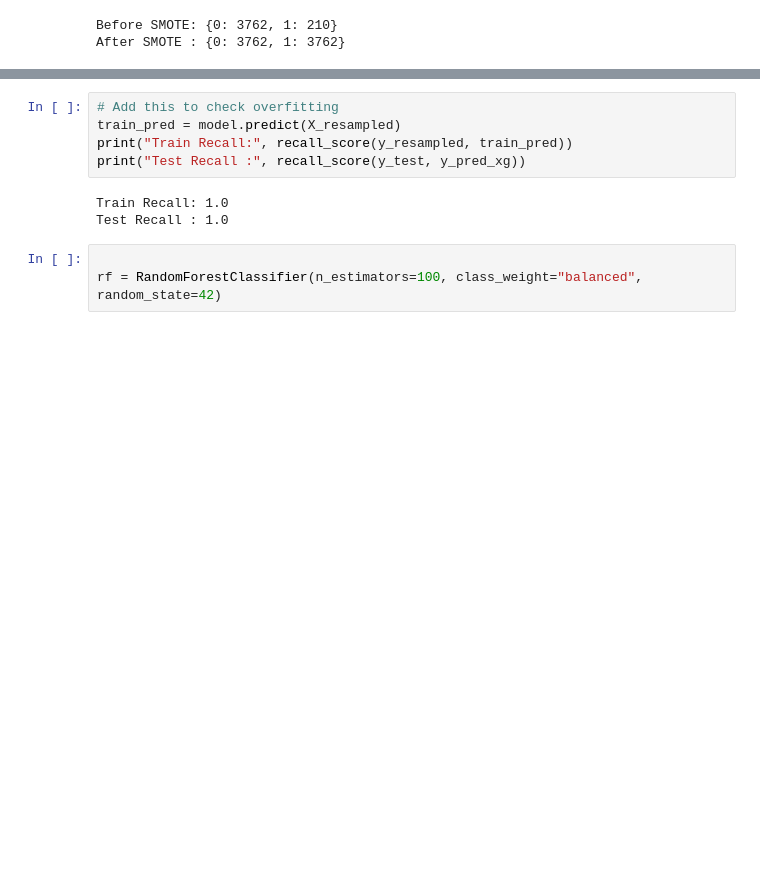
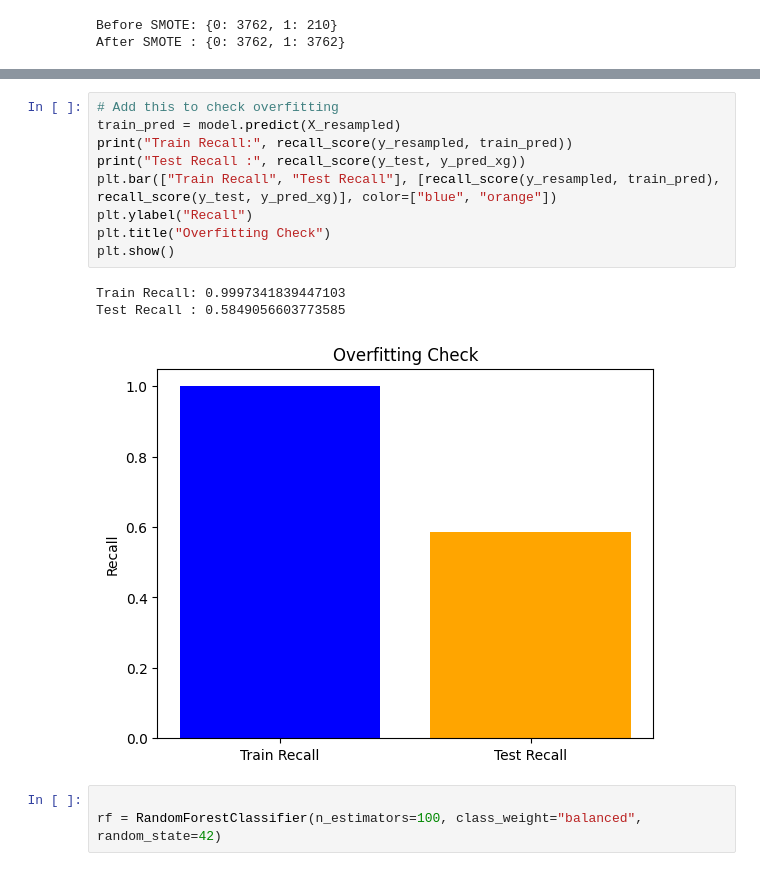
Before and after one commit to Harishkumar4771/Pump-and-dump-detection-using-ML-algorithms, a Jupyter notebook: Model.ipynb, the cells around one changed output, grey strips where cells are left out. Cells and saved outputs as stored; diff of their text form; blank space fills up the shorter version.

```diff
--- a/Model.ipynb
+++ b/Model.ipynb
@@ -81,11 +94,16 @@ Confusion Matrix:
 # %%
 # Add this to check overfitting
 train_pred = model.predict(X_resampled)
 print("Train Recall:", recall_score(y_resampled, train_pred))
 print("Test Recall :", recall_score(y_test, y_pred_xg))
+plt.bar(["Train Recall", "Test Recall"], [recall_score(y_resampled, train_pred), recall_score(y_test, y_pred_xg)], color=["blue", "orange"])
+plt.ylabel("Recall")
+plt.title("Overfitting Check")
+plt.show()
 # %% [output]
-Train Recall: 1.0
-Test Recall : 1.0
+Train Recall: 0.9997341839447103
+Test Recall : 0.5849056603773585
+[figure, added]
 # %%
 
 rf = RandomForestClassifier(n_estimators=100, class_weight="balanced", random_state=42)
```
Also changed, not shown: parts of 12 cells of this notebook, 1 other file.
